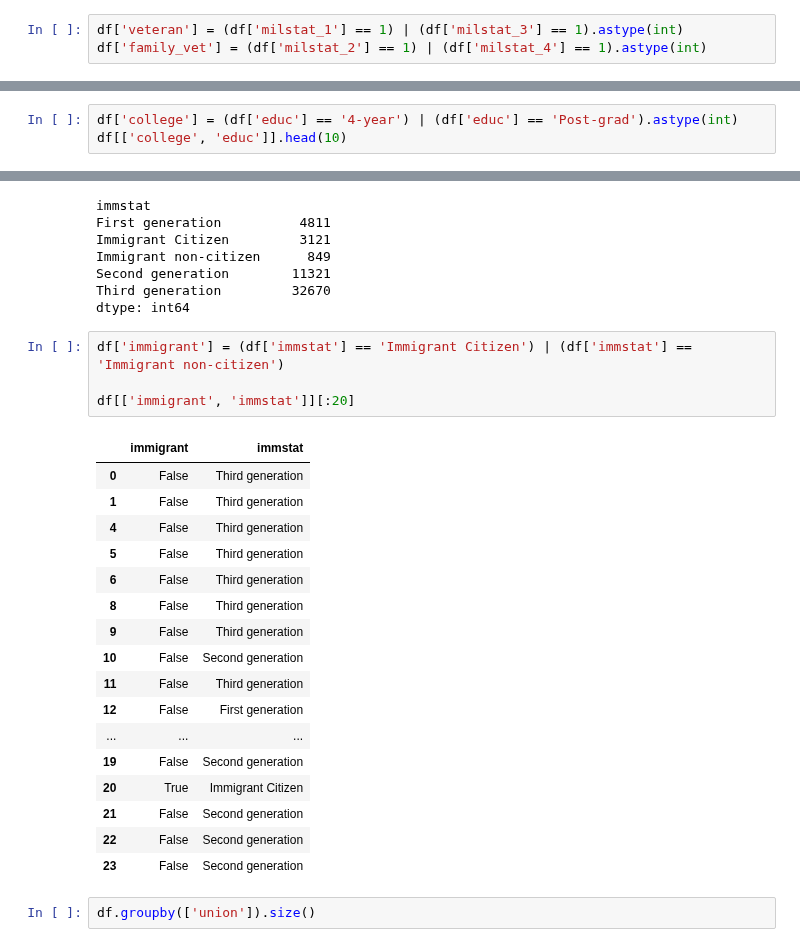
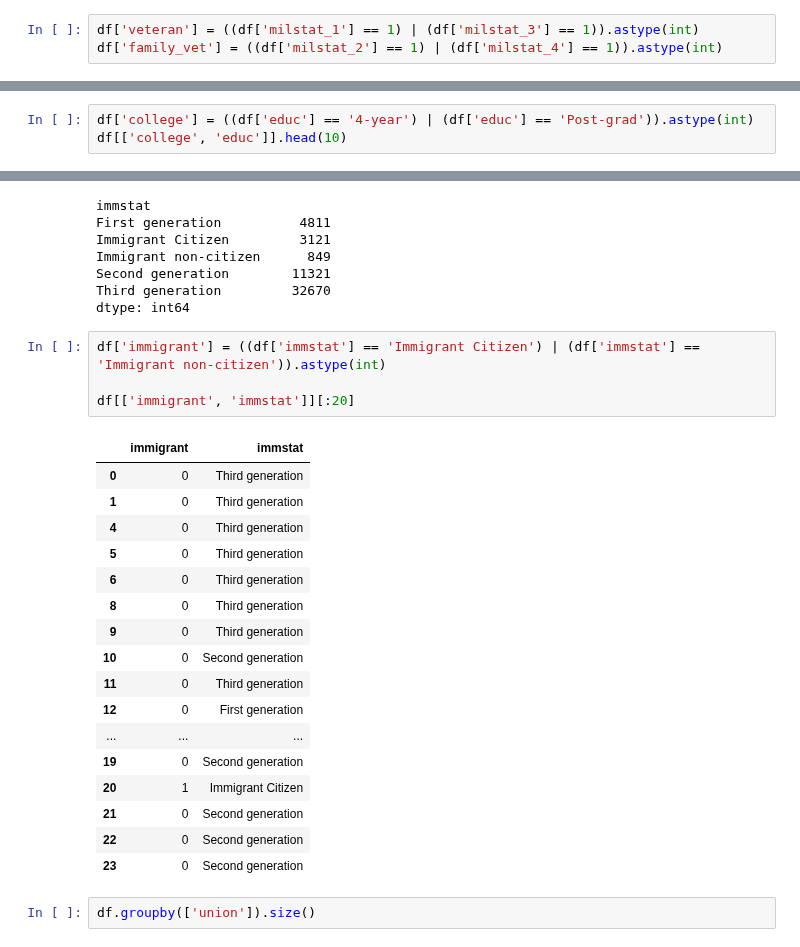
Before and after one commit to joshyou/springboard, a Jupyter notebook: Project 2/Capstone 2 wrangling.ipynb, the cells around one changed output, grey strips where cells are left out. Saved outputs shown, nothing was run; the diff lists cells and outputs as text.

```diff
--- a/Project 2/Capstone 2 wrangling.ipynb
+++ b/Project 2/Capstone 2 wrangling.ipynb
@@ -719,5 +719,5 @@ presvote ['Donald Trump (Republican)' 'Hillary Clinton (Democrat)'
 # %% [markdown]
 Create binary variables based on whether the respondent has served in the military, and whether a family member has served.
 # %%
-df['veteran'] = (df['milstat_1'] == 1) | (df['milstat_3'] == 1).astype(int)
-df['family_vet'] = (df['milstat_2'] == 1) | (df['milstat_4'] == 1).astype(int)
+df['veteran'] = ((df['milstat_1'] == 1) | (df['milstat_3'] == 1)).astype(int)
+df['family_vet'] = ((df['milstat_2'] == 1) | (df['milstat_4'] == 1)).astype(int)
@@ -747,7 +756,7 @@ df.drop(['race_Hispanic'], axis = 1, inplace = True)
 # %% [markdown]
 Binary variable for 4-year college education or above.
 # %%
-df['college'] = (df['educ'] == '4-year') | (df['educ'] == 'Post-grad').astype(int)
+df['college'] = ((df['educ'] == '4-year') | (df['educ'] == 'Post-grad')).astype(int)
 df[['college', 'educ']].head(10)
 # %% [output]
 |  | college | educ |
@@ -809,27 +818,27 @@ Second generation        11321
 Third generation         32670
 dtype: int64
 # %%
-df['immigrant'] = (df['immstat'] == 'Immigrant Citizen') | (df['immstat'] == 'Immigrant non-citizen')
+df['immigrant'] = ((df['immstat'] == 'Immigrant Citizen') | (df['immstat'] == 'Immigrant non-citizen')).astype(int)
 
 df[['immigrant', 'immstat']][:20]
 # %% [output]
 |  | immigrant | immstat |
-| 0 | False | Third generation |
-| 1 | False | Third generation |
-| 4 | False | Third generation |
-| 5 | False | Third generation |
-| 6 | False | Third generation |
-| 8 | False | Third generation |
-| 9 | False | Third generation |
-| 10 | False | Second generation |
-| 11 | False | Third generation |
-| 12 | False | First generation |
+| 0 | 0 | Third generation |
+| 1 | 0 | Third generation |
+| 4 | 0 | Third generation |
+| 5 | 0 | Third generation |
+| 6 | 0 | Third generation |
+| 8 | 0 | Third generation |
+| 9 | 0 | Third generation |
+| 10 | 0 | Second generation |
+| 11 | 0 | Third generation |
+| 12 | 0 | First generation |
 | ... | ... | ... |
-| 19 | False | Second generation |
-| 20 | True | Immigrant Citizen |
-| 21 | False | Second generation |
-| 22 | False | Second generation |
-| 23 | False | Second generation |
+| 19 | 0 | Second generation |
+| 20 | 1 | Immigrant Citizen |
+| 21 | 0 | Second generation |
+| 22 | 0 | Second generation |
+| 23 | 0 | Second generation |
 # %%
 df.groupby(['union']).size()
 # %% [output]
```
Also changed, not shown: parts of 7 cells of this notebook, 2 other files.
